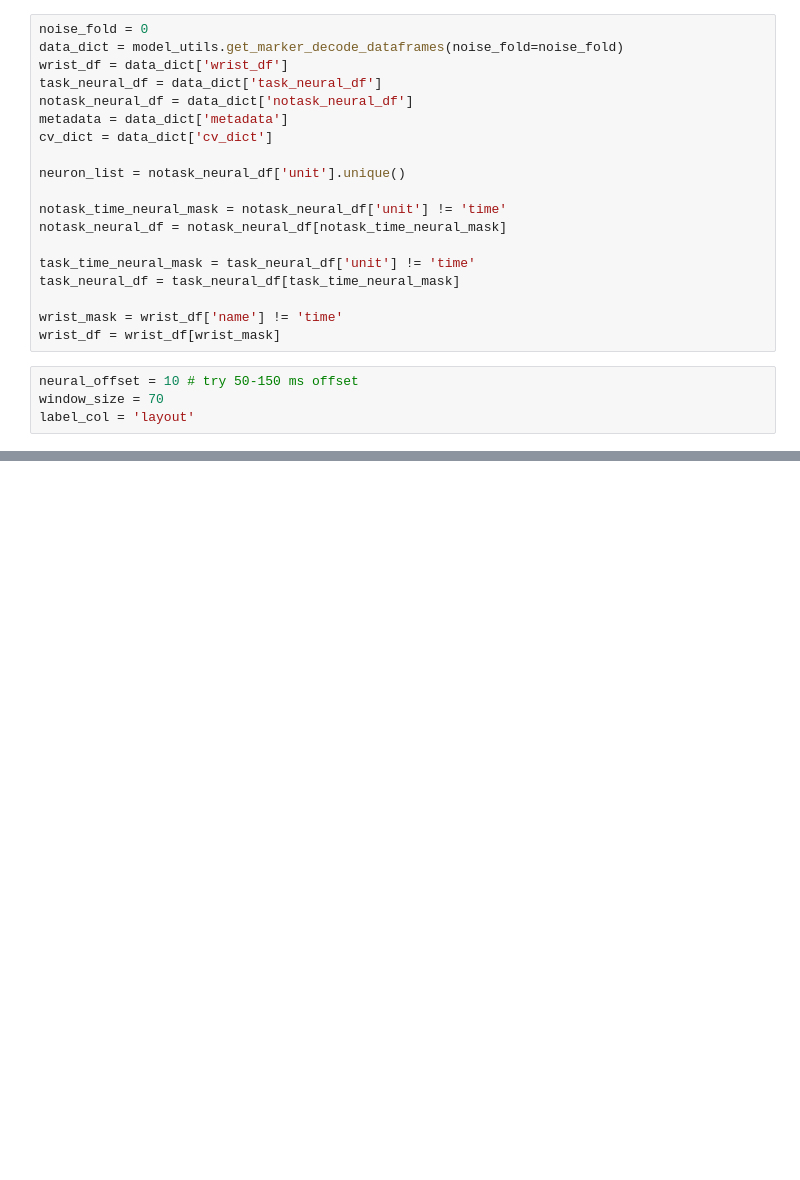
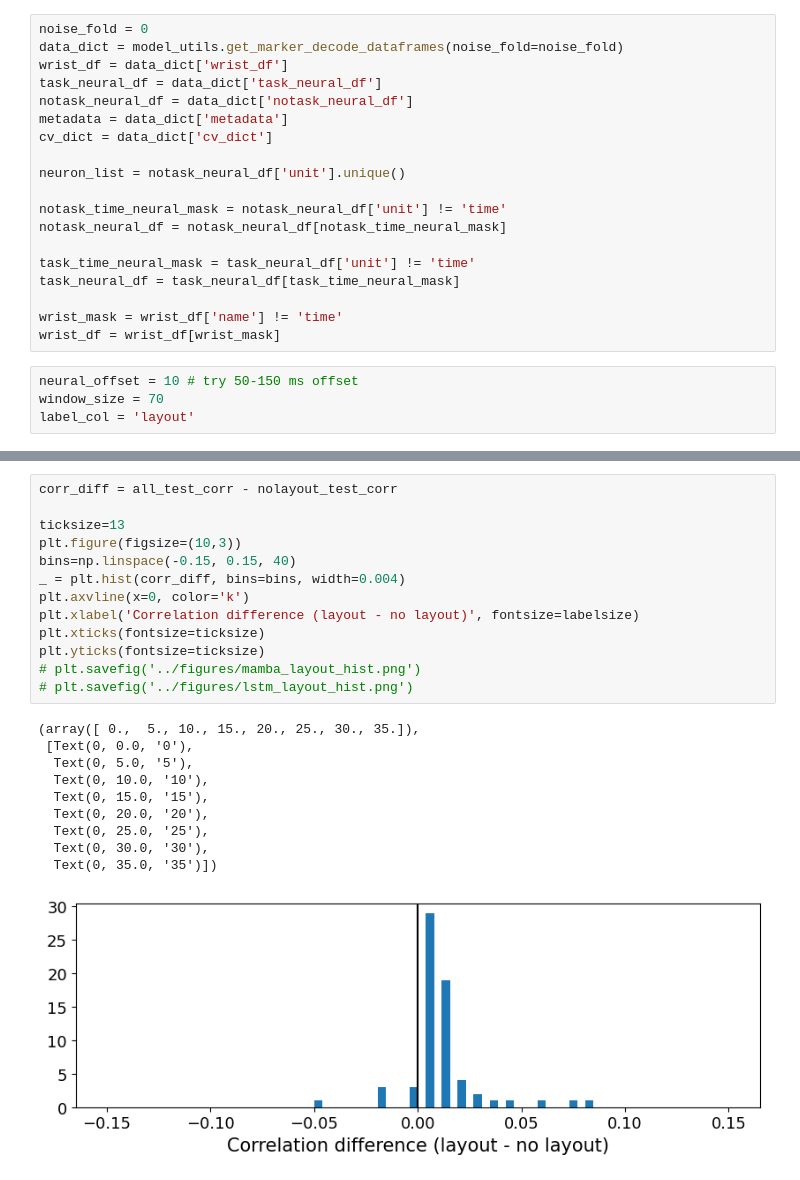
Before and after one commit to ntolley/see_ssm, a Jupyter notebook: notebooks/train_decoder.ipynb, the cells around one changed output, grey strips where cells are left out. Drawn from its saved outputs; the diff is of its cells as text; blank space fills up the shorter version.

```diff
--- a/notebooks/train_decoder.ipynb
+++ b/notebooks/train_decoder.ipynb
@@ -342,0 +353,24 @@ plt.savefig('../figures/mambda_layout_trajectory.png')
+# %%
+corr_diff = all_test_corr - nolayout_test_corr
+
+ticksize=13
+plt.figure(figsize=(10,3))
+bins=np.linspace(-0.15, 0.15, 40)
+_ = plt.hist(corr_diff, bins=bins, width=0.004)
+plt.axvline(x=0, color='k')
+plt.xlabel('Correlation difference (layout - no layout)', fontsize=labelsize)
+plt.xticks(fontsize=ticksize)
+plt.yticks(fontsize=ticksize)
+# plt.savefig('../figures/mamba_layout_hist.png')
+# plt.savefig('../figures/lstm_layout_hist.png')
+# %% [output]
+(array([ 0.,  5., 10., 15., 20., 25., 30., 35.]),
+ [Text(0, 0.0, '0'),
+  Text(0, 5.0, '5'),
+  Text(0, 10.0, '10'),
+  Text(0, 15.0, '15'),
+  Text(0, 20.0, '20'),
+  Text(0, 25.0, '25'),
+  Text(0, 30.0, '30'),
+  Text(0, 35.0, '35')])
+[figure, added]
```
Also changed, not shown: parts of 9 cells of this notebook, 1 other file.
